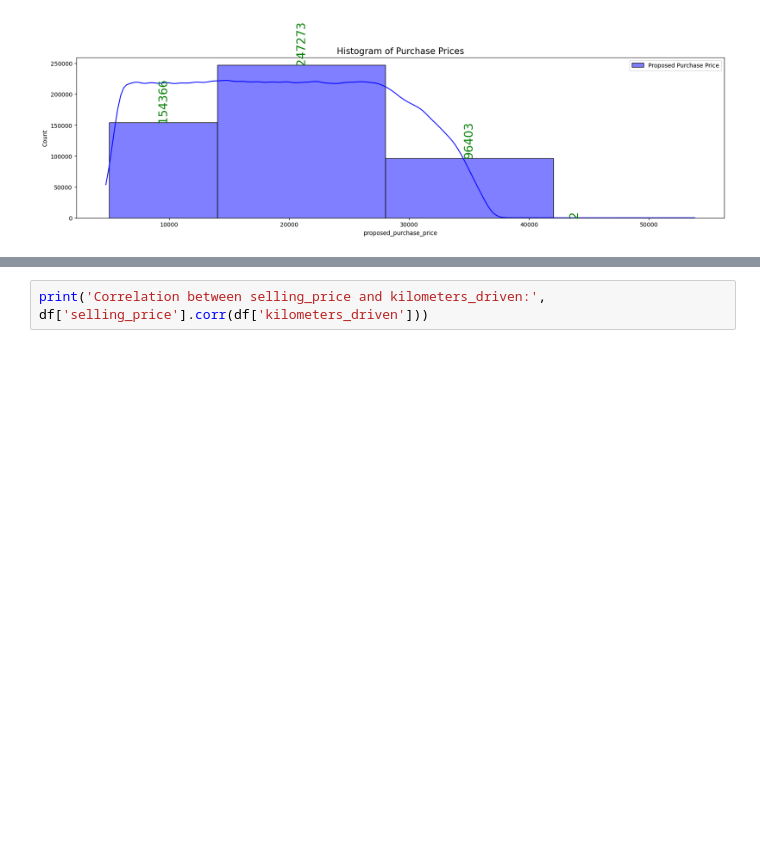
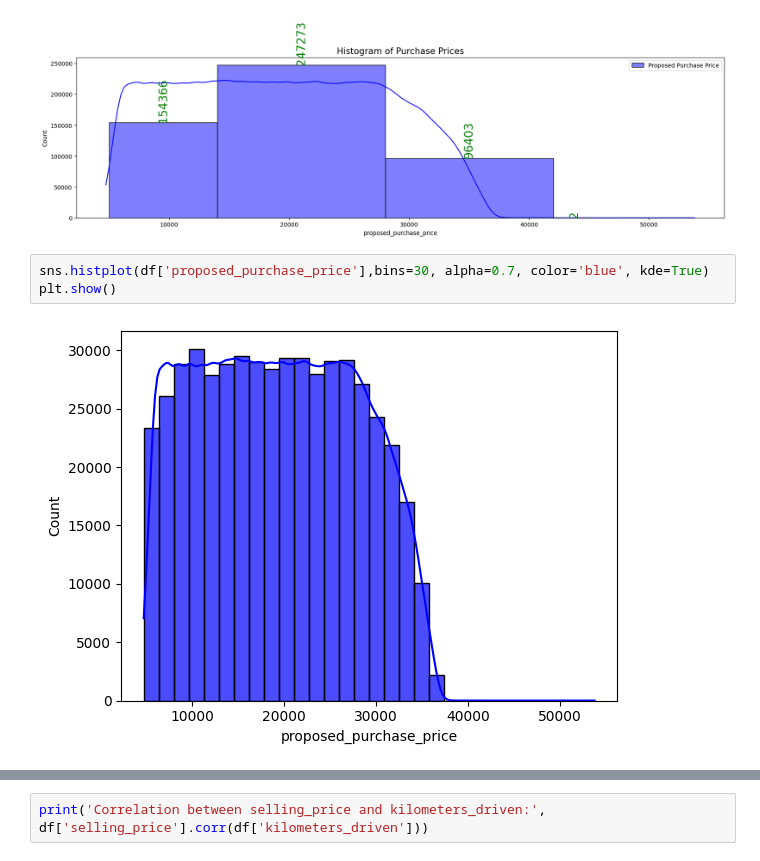
Before and after one commit to Inezariane/Machine-Learning, a Jupyter notebook: Datasets.ipynb, the cells around one changed output, grey strips where cells are left out. Cells and saved outputs as stored; diff of their text form; blank space fills up the shorter version.

```diff
--- a/Datasets.ipynb
+++ b/Datasets.ipynb
@@ -558,3 +558,8 @@ plt.legend()
 plt.show()
 # %% [output]
 [figure]
+# %%
+sns.histplot(df['proposed_purchase_price'],bins=30, alpha=0.7, color='blue', kde=True)
+plt.show()
+# %% [output]
+[figure, added]
```
Also changed, not shown: parts of 1 cell of this notebook.
